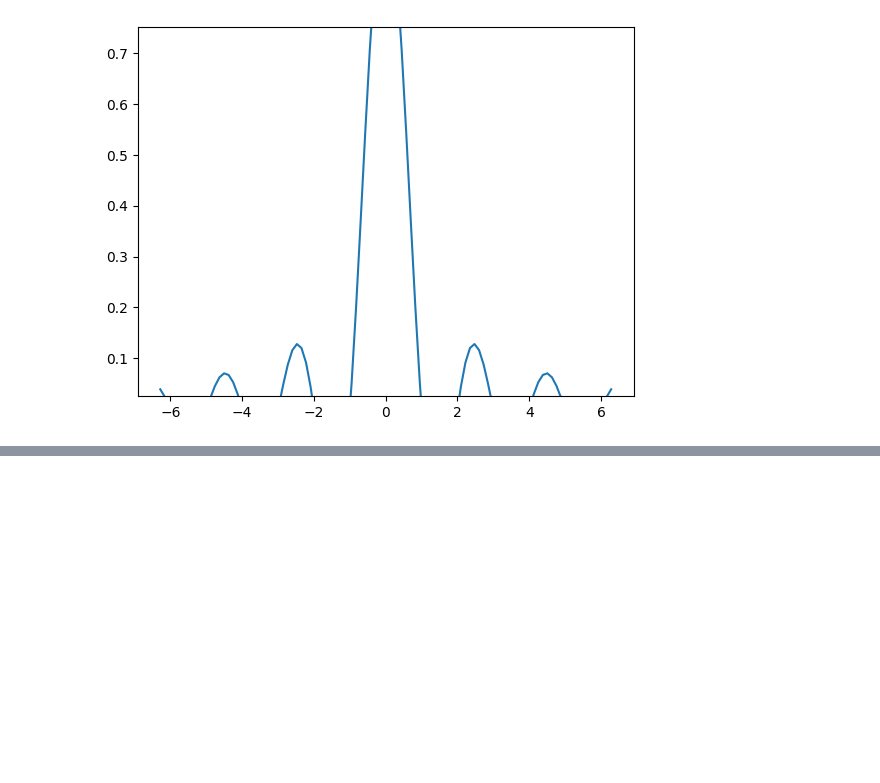
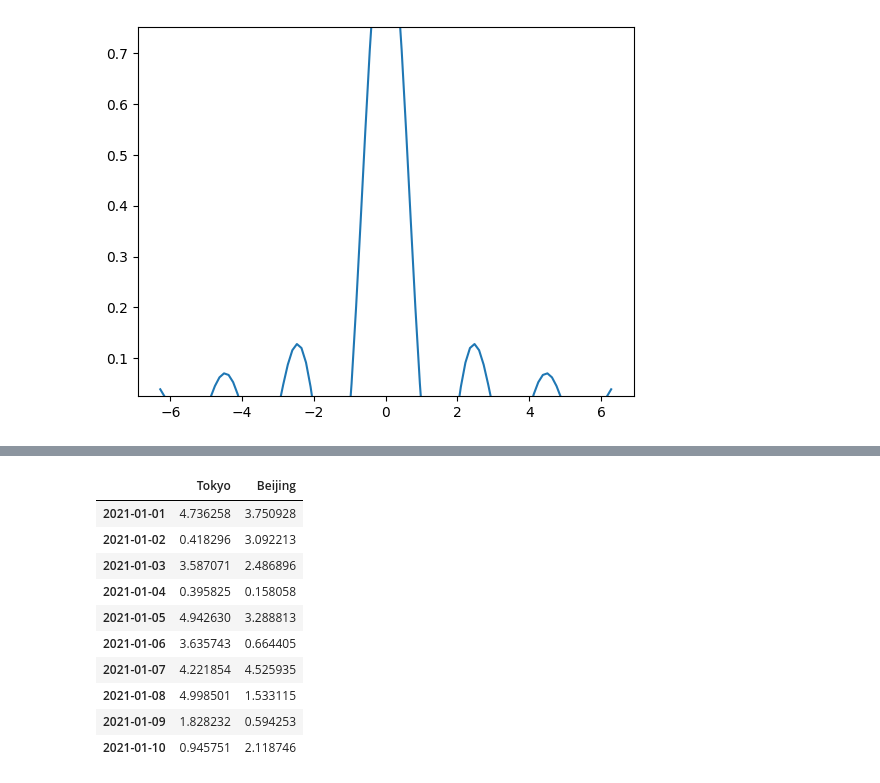
Before and after one commit to adhaka2901/AIML-Algorithms-Training, a Jupyter notebook: plottingAndVisualization/matplotlib-3.ipynb, the cells around one changed output, grey strips where cells are left out. Cells and saved outputs as stored; diff of their text form; code cells hidden in the pictures; blank space fills up the shorter version.

```diff
--- a/plottingAndVisualization/matplotlib-3.ipynb
+++ b/plottingAndVisualization/matplotlib-3.ipynb
@@ -289,0 +319,32 @@ ax.margins(y=-0.2)
+# %%
+weather_df = pd.DataFrame(np.random.rand(10,2)*5,
+                          index=pd.date_range(start="2021-01-01", periods=10),
+                          columns=["Tokyo", "Beijing"])
+
+def rain_condition(v):
+    if v < 1.75:
+        return "Dry"
+    elif v < 2.75:
+        return "Rain"
+    return "Heavy Rain"
+
+def make_pretty(styler):
+    styler.set_caption("Weather Conditions")
+    styler.format(rain_condition)
+    styler.format_index(lambda v: v.strftime("%A"))
+    styler.background_gradient(axis=None, vmin=1, vmax=5, cmap="YlGnBu")
+    return styler
+
+weather_df
+# %% [output]
+|  | Tokyo | Beijing |
+| 2021-01-01 | 4.736258 | 3.750928 |
+| 2021-01-02 | 0.418296 | 3.092213 |
+| 2021-01-03 | 3.587071 | 2.486896 |
+| 2021-01-04 | 0.395825 | 0.158058 |
+| 2021-01-05 | 4.942630 | 3.288813 |
+| 2021-01-06 | 3.635743 | 0.664405 |
+| 2021-01-07 | 4.221854 | 4.525935 |
+| 2021-01-08 | 4.998501 | 1.533115 |
+| 2021-01-09 | 1.828232 | 0.594253 |
+| 2021-01-10 | 0.945751 | 2.118746 |
```
Also changed, not shown: parts of 3 cells of this notebook.
